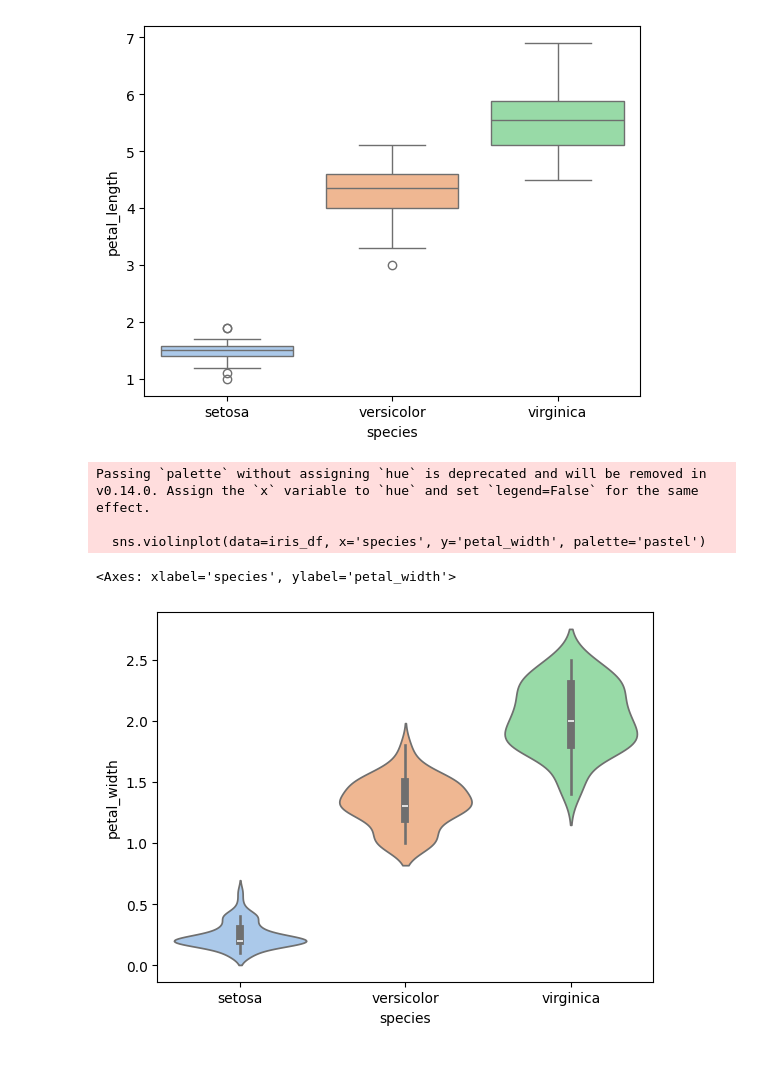
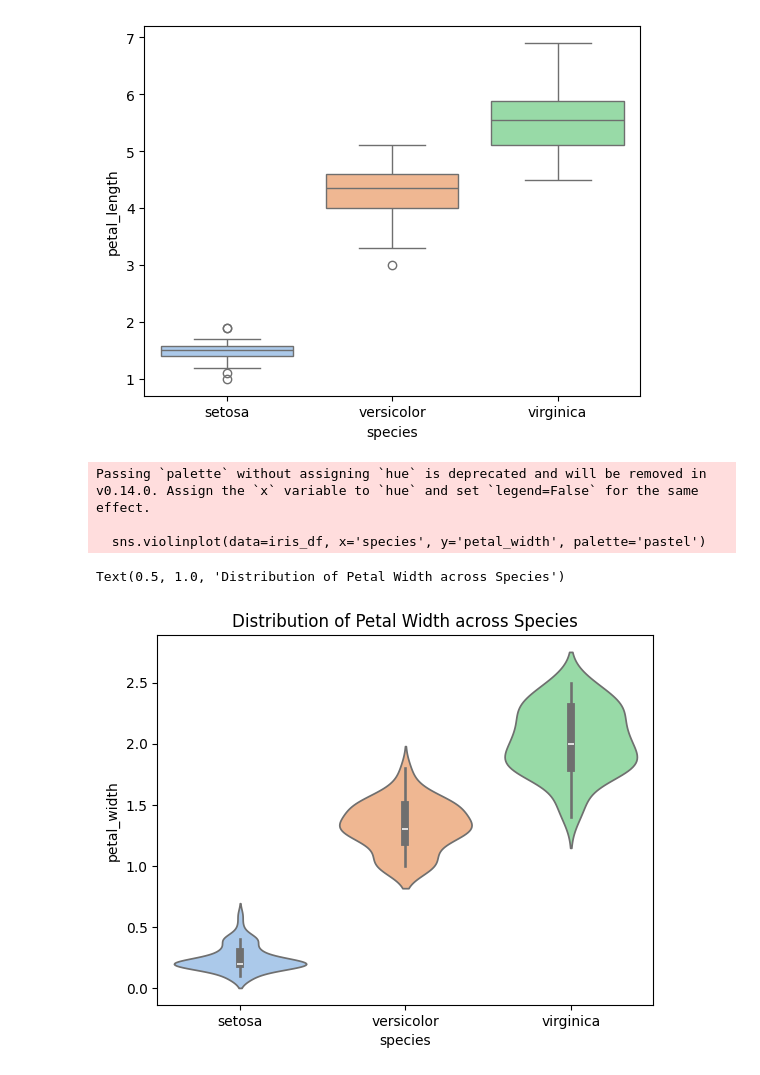
Before and after one commit to Guill3TR/My_First_Project, a Jupyter notebook: matplotlib.ipynb, the cells around one changed output. Cells and saved outputs as stored; diff of their text form; code cells hidden in the pictures.

```diff
--- a/matplotlib.ipynb
+++ b/matplotlib.ipynb
@@ -136,11 +136,12 @@ Passing `palette` without assigning `hue` is deprecated and will be removed in v
 <Axes: xlabel='species', ylabel='petal_length'>
 [figure]
 # %%
-# Violin plot for petal_width across species
 sns.violinplot(data=iris_df, x='species', y='petal_width', palette='pastel')
+
+plt.title('Distribution of Petal Width across Species')
 # %% [output]
 Passing `palette` without assigning `hue` is deprecated and will be removed in v0.14.0. Assign the `x` variable to `hue` and set `legend=False` for the same effect.
 
   sns.violinplot(data=iris_df, x='species', y='petal_width', palette='pastel')
-<Axes: xlabel='species', ylabel='petal_width'>
+Text(0.5, 1.0, 'Distribution of Petal Width across Species')
-[figure, old version]
+[figure, new version]
```
